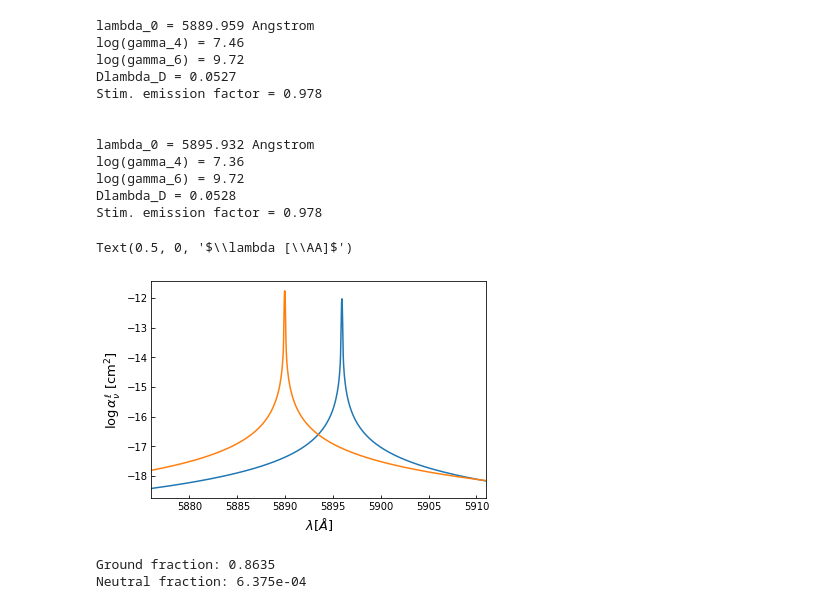
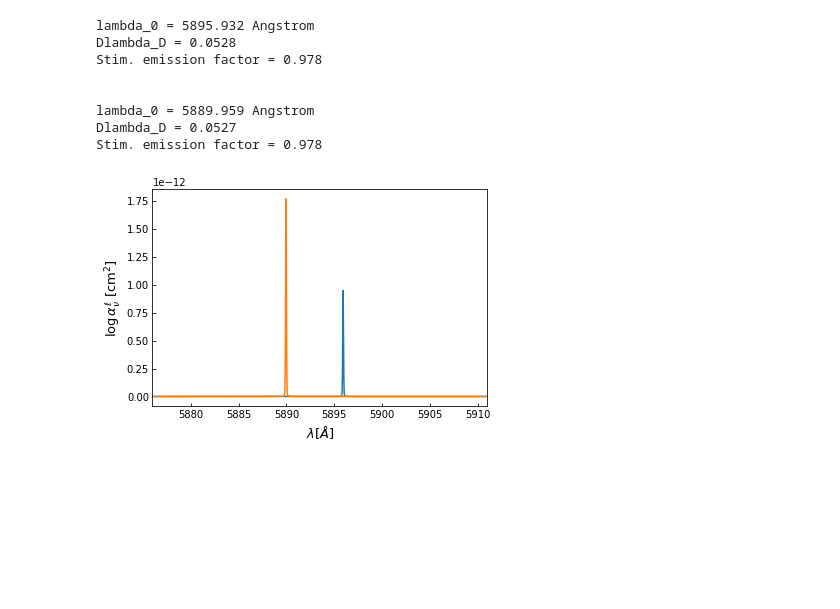
Before and after one commit to cdedrick/astro-530, a Jupyter notebook: hw10.ipynb, the cells around one changed output. Drawn from its saved outputs; the diff is of its cells as text; code cells hidden in the pictures; blank space fills up the shorter version.

```diff
--- a/hw10.ipynb
+++ b/hw10.ipynb
@@ -99,9 +110,9 @@ def alpha_line(l, l0, T, Pg, Pe, A_ul, g_l, g_u, log_C4, micro):
 # %%
-tau_500 = VALIIIC[2]
+tau_500 = VALIIIC['tau_500']
 
-T = VALIIIC[3][48] * u.K
-Pg = VALIIIC[7][48] * VALIIIC[8][48] * u.barye
+T = VALIIIC['T'][48] * u.K
+Pg = VALIIIC['Pgas/Ptotal'][48] * VALIIIC['Ptotal'][48] * u.barye
 Pe = P_e(T, Pg, A_table, i_table, u_table, elements)
-xi_micro = VALIIIC[4][48] * u.km/u.s
-rho = VALIIIC[9][48] * u.g/u.cm**3
-nH = nH = VALIIIC[5][48] * u.cm**-3
+micro = VALIIIC['V'][48] * u.km/u.s
+rho = VALIIIC['rho'][48] * u.g/u.cm**3
+nH = VALIIIC['n_H'][48] * u.cm**-3
@@ -116,58 +121,40 @@ wvlen_0 = np.array([5889.959, 5895.932]) * u.AA
 # %%
-nu0 = c.c / wvlen_0
-Dlambda = c.c / nu0**2 * (delta_nuD(nu0, T, xi_micro))
+Dlambda = gaussian_width(D_lines, T, micro)
 for i in range(2):
-    print('lambda_0 = ' + str(wvlen_0[i]))
-    print('log(gamma_4) = ' + '{:.2f}'.format(np.log10(gamma_4(log_C4, Pe, T).value)[i]))
-    print('log(gamma_6) = ' + '{:.2f}'.format(np.log10(gamma_6(C_6(wvlen_0, I_Na), Pg, T).value)[i]))
+    print('lambda_0 = ' + str(D_lines[i]))
     print('Dlambda_D = ' + '{:.4f}'.format(Dlambda.to(u.AA)[i].value))
-    print('Stim. emission factor = ' + '{:.3f}'.format(1 - np.exp(-c.h * c.c / (wvlen_0[i] * c.k_B * T))))
+    print('Stim. emission factor = ' + '{:.3f}'.format(1 - np.exp(-c.h * c.c / (D_lines[i] * c.k_B * T))))
     print('\n')
 # %% [output]
-lambda_0 = 5889.959 Angstrom
-log(gamma_4) = 7.46
-log(gamma_6) = 9.72
-Dlambda_D = 0.0527
+lambda_0 = 5895.932 Angstrom
+Dlambda_D = 0.0528
 Stim. emission factor = 0.978
 
 
-lambda_0 = 5895.932 Angstrom
-log(gamma_4) = 7.36
-log(gamma_6) = 9.72
-Dlambda_D = 0.0528
+lambda_0 = 5889.959 Angstrom
+Dlambda_D = 0.0527
 Stim. emission factor = 0.978
-# %%
-alpha_D2 = alpha_line(wvlen, wvlen_0[0], T, Pg, Pe, A_ul[0], 2, 4, log_C4[0], xi_micro).cgs.value
-alpha_D1 = alpha_line(wvlen, wvlen_0[1], T, Pg, Pe, A_ul[1], 2, 2, log_C4[1], xi_micro).cgs.value
-
-plt.plot(wvlen, np.log10(alpha_D1))
-plt.plot(wvlen, np.log10(alpha_D2))
-plt.ylabel(r'$\log \alpha^\ell_\nu$ [cm$^2$]')
-plt.xlabel(r'$\lambda [\AA]$')
-# %% [output]
-Text(0.5, 0, '$\\lambda [\\AA]$')
-[figure, removed]
+# %%
+alpha_NaD1 = alpha_NaD(wvlen, T, Pg, Pe, micro, 1).cgs.value
+alpha_NaD2 = alpha_NaD(wvlen, T, Pg, Pe, micro, 2).cgs.value
+# %%
+plt.plot(wvlen, alpha_NaD1)
+plt.plot(wvlen, alpha_NaD2)
+plt.ylabel(r'$\log \alpha^\ell_\nu$ [cm$^2$]')
+plt.xlabel(r'$\lambda [\AA]$')
+plt.show()
+# %% [output]
+[figure, added]
 # %%
-A_Na = A_table['A']['Na']
-f_e = 2/partition('Na', T, u_table)
-print('Ground fraction: {:.4f}'.format(f_e))
-Phi_Na = saha_phi('Na', T, i_table, u_table)
+def K_NaD(l, T, Pg, Pe, micro, which):
+    A_Na = 2.14e-6
+    f_e = 2/partition('Na', T, u_table)
+    Phi_Na = saha_phi('Na', T, i_table, u_table)
+    f_i = 1 / (1 + Phi_Na / Pe)
 
-f_i = 1 / (1 + Phi_Na / Pe)
-print('Neutral fraction: {:.3e}'.format(f_i))
-
-def K_NaD1(l):
-    alpha = alpha_line(l, wvlen_0[1], T, Pg, Pe, A_ul[1], 2, 2, log_C4[1], xi_micro).cgs
+    alpha = alpha_NaD(l, T, Pg, Pe, micro, which).cgs
     stim = 1 - np.exp(-c.h * c.c / (l * c.k_B * T))
     return alpha * nH / rho * A_Na * f_e * f_i * stim
-
-def K_NaD2(l):
-    alpha = alpha_line(l, wvlen_0[0], T, Pg, Pe, A_ul[0], 2, 4, log_C4[0], xi_micro).cgs
-    stim = 1 - np.exp(-c.h * c.c / (l * c.k_B * T))
-    return alpha * nH / rho * A_Na * f_e * f_i * stim
-# %% [output]
-Ground fraction: 0.8635
-Neutral fraction: 6.375e-04
 # %%
 A_j = A_table.loc[elements]['A'].to_numpy()
 mu = np.sum(A_table.loc[elements]['A'] * A_table.loc[elements]['weight'] * u.u).cgs
```
Also changed, not shown: parts of 14 cells of this notebook, 12 other files.
